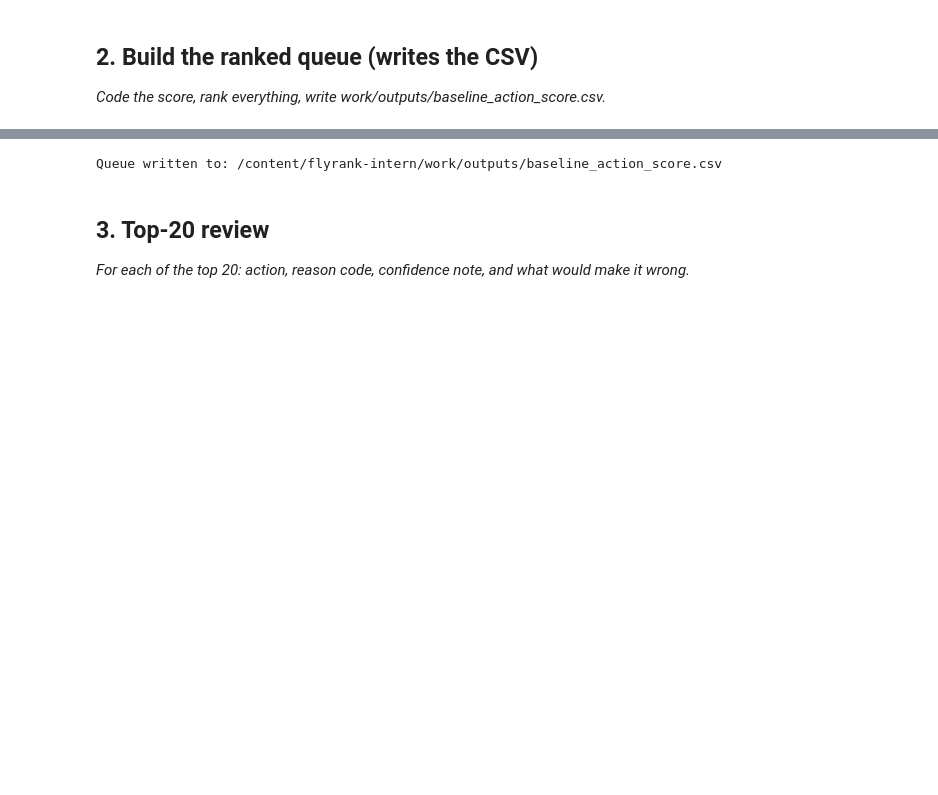
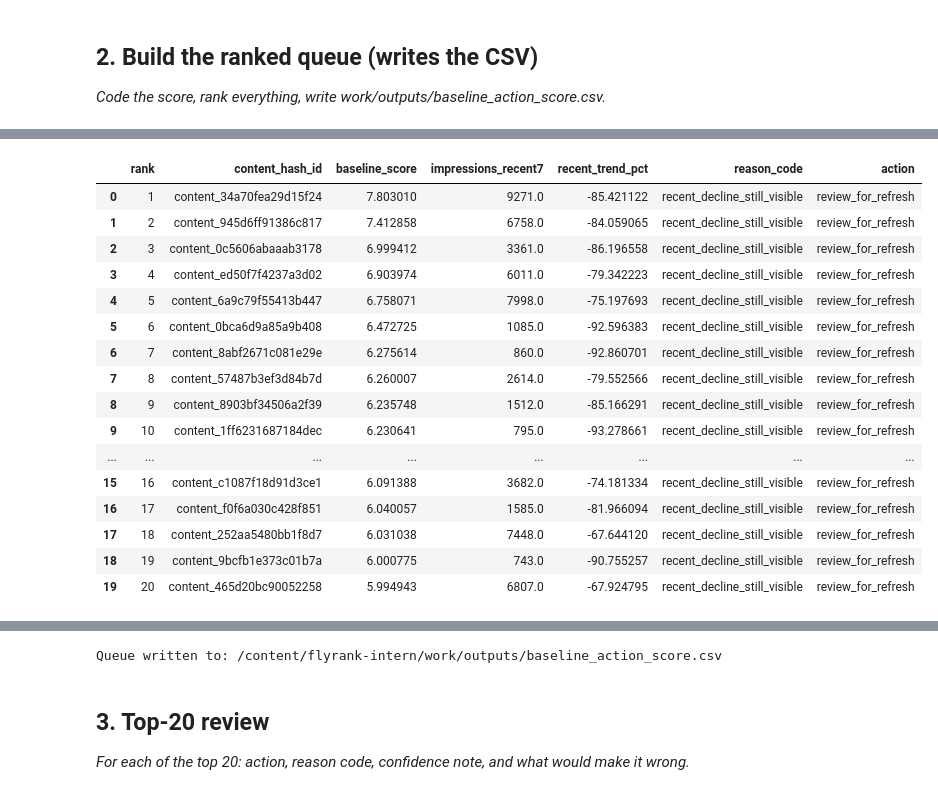
Before and after one commit to jh-emon002/flyrank-intern, a Jupyter notebook: work/notebooks/w04_baseline_score.ipynb, the cells around one changed output, grey strips where cells are left out. Saved outputs shown, nothing was run; the diff lists cells and outputs as text; code cells hidden in the pictures; blank space fills up the shorter version.

```diff
--- a/work/notebooks/w04_baseline_score.ipynb
+++ b/work/notebooks/w04_baseline_score.ipynb
@@ -435,0 +372,63 @@ The baseline achieved Precision@20 = 1.000 on this March development slice, mean
+# %%
+queue = df.copy()
+
+RULE_DECLINE_THRESHOLD = -20.0
+
+# Severity is 0 for growth, up to 1 for a complete 100% decline.
+queue["decline_strength"] = (
+    -queue["recent_trend_pct"] / 100.0
+).clip(lower=0, upper=1).fillna(0)
+
+queue["rule_trigger"] = (
+    (queue["recent_trend_pct"] <= RULE_DECLINE_THRESHOLD)
+    & (queue["impressions_recent7"] > 0)
+)
+
+queue["baseline_score"] = np.where(
+    queue["rule_trigger"],
+    np.log1p(queue["impressions_recent7"])
+    * queue["decline_strength"],
+    0.0
+)
+
+# Exactly one reason code per row.
+queue["reason_code"] = np.where(
+    queue["rule_trigger"],
+    "recent_decline_still_visible",
+    "none"
+)
+
+queue["action"] = np.where(
+    queue["rule_trigger"],
+    "review_for_refresh",
+    "monitor"
+)
+
+queue = (
+    queue
+    .sort_values(
+        ["baseline_score", "impressions_recent7"],
+        ascending=[False, False]
+    )
+    .reset_index(drop=True)
+)
+
+queue["rank"] = np.arange(1, len(queue) + 1)
+
+print("Rows in full ranked queue:", len(queue))
+print("Pages triggered for review:", int(queue["rule_trigger"].sum()))
+
+display(
+    queue[
+        [
+            "rank",
+            "content_hash_id",
+            "baseline_score",
+            "impressions_recent7",
+            "recent_trend_pct",
+            "reason_code",
+            "action"
+        ]
+    ].head(20)
+)
+# %% [output]
@@ -435,0 +437,17 @@ The baseline achieved Precision@20 = 1.000 on this March development slice, mean
+|  | rank | content_hash_id | baseline_score | impressions_recent7 | recent_trend_pct | reason_code | action |
+| 0 | 1 | content_34a70fea29d15f24 | 7.803010 | 9271.0 | -85.421122 | recent_decline_still_visible | review_for_refresh |
+| 1 | 2 | content_945d6ff91386c817 | 7.412858 | 6758.0 | -84.059065 | recent_decline_still_visible | review_for_refresh |
+| 2 | 3 | content_0c5606abaaab3178 | 6.999412 | 3361.0 | -86.196558 | recent_decline_still_visible | review_for_refresh |
+| 3 | 4 | content_ed50f7f4237a3d02 | 6.903974 | 6011.0 | -79.342223 | recent_decline_still_visible | review_for_refresh |
+| 4 | 5 | content_6a9c79f55413b447 | 6.758071 | 7998.0 | -75.197693 | recent_decline_still_visible | review_for_refresh |
+| 5 | 6 | content_0bca6d9a85a9b408 | 6.472725 | 1085.0 | -92.596383 | recent_decline_still_visible | review_for_refresh |
+| 6 | 7 | content_8abf2671c081e29e | 6.275614 | 860.0 | -92.860701 | recent_decline_still_visible | review_for_refresh |
+| 7 | 8 | content_57487b3ef3d84b7d | 6.260007 | 2614.0 | -79.552566 | recent_decline_still_visible | review_for_refresh |
+| 8 | 9 | content_8903bf34506a2f39 | 6.235748 | 1512.0 | -85.166291 | recent_decline_still_visible | review_for_refresh |
+| 9 | 10 | content_1ff6231687184dec | 6.230641 | 795.0 | -93.278661 | recent_decline_still_visible | review_for_refresh |
+| ... | ... | ... | ... | ... | ... | ... | ... |
+| 15 | 16 | content_c1087f18d91d3ce1 | 6.091388 | 3682.0 | -74.181334 | recent_decline_still_visible | review_for_refresh |
+| 16 | 17 | content_f0f6a030c428f851 | 6.040057 | 1585.0 | -81.966094 | recent_decline_still_visible | review_for_refresh |
+| 17 | 18 | content_252aa5480bb1f8d7 | 6.031038 | 7448.0 | -67.644120 | recent_decline_still_visible | review_for_refresh |
+| 18 | 19 | content_9bcfb1e373c01b7a | 6.000775 | 743.0 | -90.755257 | recent_decline_still_visible | review_for_refresh |
+| 19 | 20 | content_465d20bc90052258 | 5.994943 | 6807.0 | -67.924795 | recent_decline_still_visible | review_for_refresh |
```
Also changed, not shown: parts of 28 cells of this notebook.
